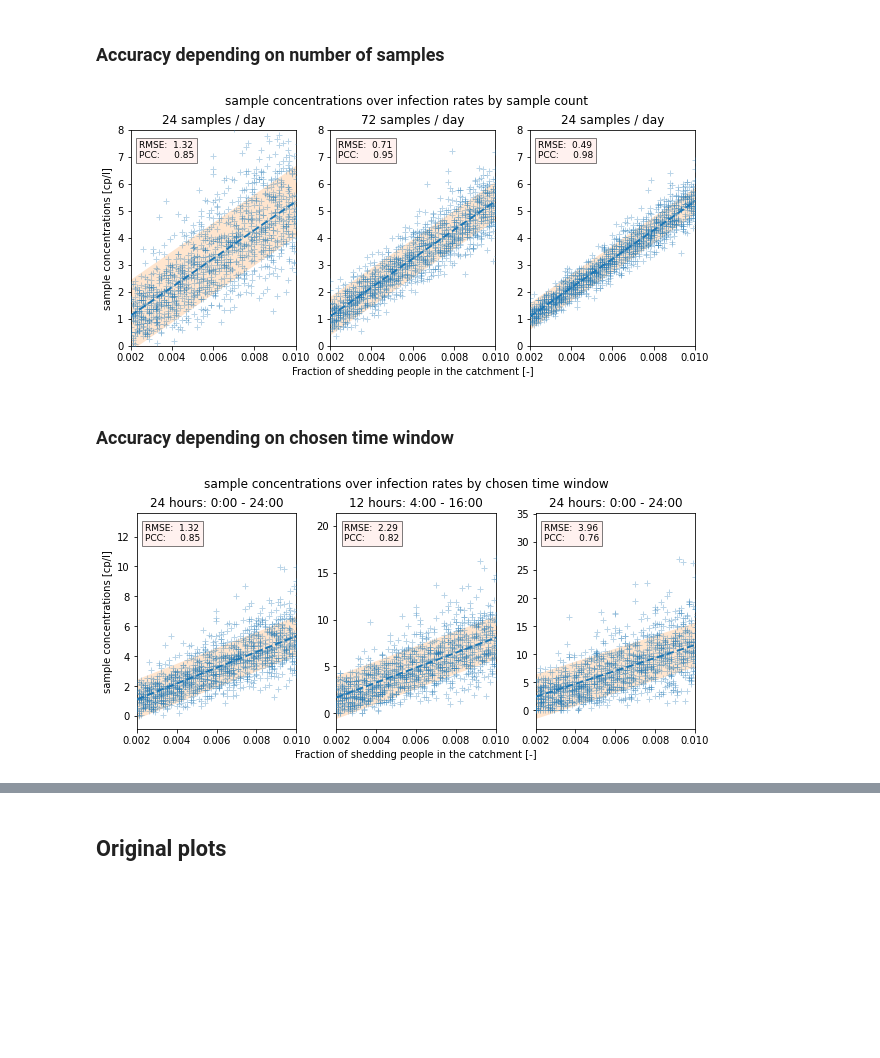
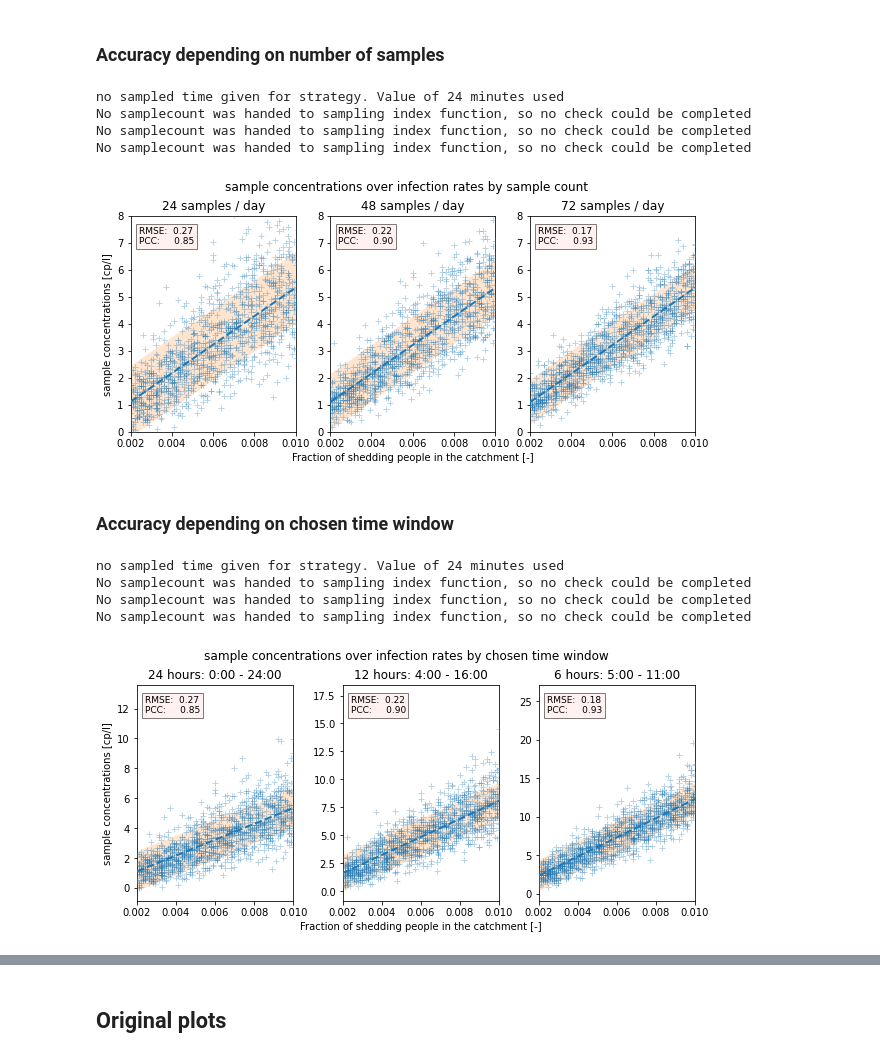
Before and after one commit to alBartig/SWMMpulse, a Jupyter notebook: eval_strategy_accuracy.ipynb, the cells around one changed output, grey strips where cells are left out. Drawn from its saved outputs; the diff is of its cells as text; code cells hidden in the pictures; blank space fills up the shorter version.

```diff
--- a/eval_strategy_accuracy.ipynb
+++ b/eval_strategy_accuracy.ipynb
@@ -200,7 +155,7 @@ def triple_plots(title=None):
 def prep_axs(ax, axttl=None):
     ax[0].set(title=axttl[0], ylabel="sample concentrations [cp/l]")
     ax[1].set(title=axttl[1], xlabel="Fraction of shedding people in the catchment [-]")
-    ax[2].set(title=axttl[0])
+    ax[2].set(title=axttl[2])
     return ax
 # %%
 def plot_samples(df, ax, ylim=[0, 8]):
@@ -214,7 +169,7 @@ def plot_samples(df, ax, ylim=[0, 8]):
                     alpha=0.2, zorder=0)
     # prepare legend
     # prepare text
-    standard_error = np.std(df["errors"])
+    standard_error = np.std(df["errors"]) / df["concentration"].mean()
     pcc = df["infection rate"].corr(df["concentration"])
     textstr = f"{'RMSE:':<5}{standard_error:>6.2f}\n{'PCC:':<5}{pcc:>8.2f}"
     # these are matplotlib.patch.Patch properties
@@ -229,7 +184,7 @@ def plot_samples(df, ax, ylim=[0, 8]):
 # %%
 fig, ax = triple_plots("sample concentrations over infection rates by weighting methods")
 
-selected_strategies = ["B", "E", "H"]
+selected_strategies = ["A", "B", "C"]
 
 for k, name in enumerate(selected_strategies):
     # get strategy
@@ -254,19 +212,11 @@ plt.savefig(fdir/"plots"/"grfk_weighting_method"/"impact_weighting_method.svg")
 # %% [markdown]
 ### Accuracy depending on number of samples
 # %%
-axttl = ["24 samples / day", "72 samples / day", "144 samples / day"]
+axttl = ["24 samples / day", "48 samples / day", "72 samples / day"]
 title = "sample concentrations over infection rates by sample count"
 fig, ax = triple_plots(title=title)
 
-selected_strategies = ["A", "B", "L"]
-sL = {"kind":"time",
-    "samplecount":144,
-    "samplingduration":60,
-    "volume":250,
-    "start-time":dt.time(hour=0, minute=0),
-    "end-time":dt.time(hour=23, minute=59)}
-STRATEGIES["L"] = sL
-STRATEGIES["A"]["samplecount"] = 24
+selected_strategies = ["A", "D", "E"]
 
 for k, name in enumerate(selected_strategies):
     # get strategy
@@ -288,56 +238,41 @@ fdir = Path(r"C:\Users\albert\Documents\SWMMpulse")
 plt.savefig(fdir/"plots"/"grfk_samplecount"/"impact_samplecount.png", dpi=300)
 plt.savefig(fdir/"plots"/"grfk_samplecount"/"impact_samplecount.svg")
 # %% [output]
+no sampled time given for strategy. Value of 24 minutes used
+No samplecount was handed to sampling index function, so no check could be completed
+No samplecount was handed to sampling index function, so no check could be completed
+No samplecount was handed to sampling index function, so no check could be completed
-[figure, old version]
+[figure, new version]
 # %% [markdown]
 ### Accuracy depending on chosen time window
 # %%
 fig, ax = triple_plots("sample concentrations over infection rates by chosen time window")
 
-selected_strategies = ["M", "N", "O"]
-
-sM = {"kind":"time",
-    "samplecount":24,
-    "samplingduration":60,
-    "volume":250,
-    "start-time":dt.time(hour=0, minute=0),
-    "end-time":dt.time(hour=23, minute=59)}
-sN = {"kind":"time",
-    "samplecount":24,
-    "samplingduration":60,
-    "volume":250,
-    "start-time":dt.time(hour=4, minute=0),
-    "end-time":dt.time(hour=15, minute=59)}
-sO = {"kind":"time",
-    "samplecount":24,
-    "samplingduration":60,
-    "volume":250,
-    "start-time":dt.time(hour=5, minute=0),
-    "end-time":dt.time(hour=10, minute=59)}
-
-STRATEGIES["M"] = sM
-STRATEGIES["N"] = sN
-STRATEGIES["O"] = sO
+selected_strategies = ["A", "F", "G"]
 
 for k, name in enumerate(selected_strategies):
     # get strategy
     strategy = STRATEGIES.get(name)
     # sample timeseries
     df_samples = pd.DataFrame(sampler.sample(df_timeseries, strategy))
     # link sample concentrations to corresponding infection rates
     df_samples = df_samples.join(dffiles.set_index("simID")["infection rate"])
     # linear regression
     df_samples, standard_error, pcc = linreg_samples(df_samples)
     # plot data
     plot_samples(df_samples, ax[k], ylim=None)
     #df_samples.plot(x="infection rate",y="concentration", kind="scatter", ax=ax[k], alpha=0.1)
     #ax[k].set(xlabel="infection Rate [-]", ylabel="sample concentrations [cp/l]", xlim=[0.002,0.01])
 
 axttl = ["24 hours: 0:00 - 24:00", "12 hours: 4:00 - 16:00", "6 hours: 5:00 - 11:00"]
 ax = prep_axs(ax, axttl)
 
 fdir = Path(r"C:\Users\albert\Documents\SWMMpulse")
 plt.savefig(fdir/"plots"/"grfk_sampling_period"/"impact_sampling_period.png", dpi=300)
 plt.savefig(fdir/"plots"/"grfk_sampling_period"/"impact_sampling_period.svg")
 # %% [output]
+no sampled time given for strategy. Value of 24 minutes used
+No samplecount was handed to sampling index function, so no check could be completed
+No samplecount was handed to sampling index function, so no check could be completed
+No samplecount was handed to sampling index function, so no check could be completed
-[figure, old version]
+[figure, new version]
```
Also changed, not shown: parts of 12 cells of this notebook, 2 other files.
